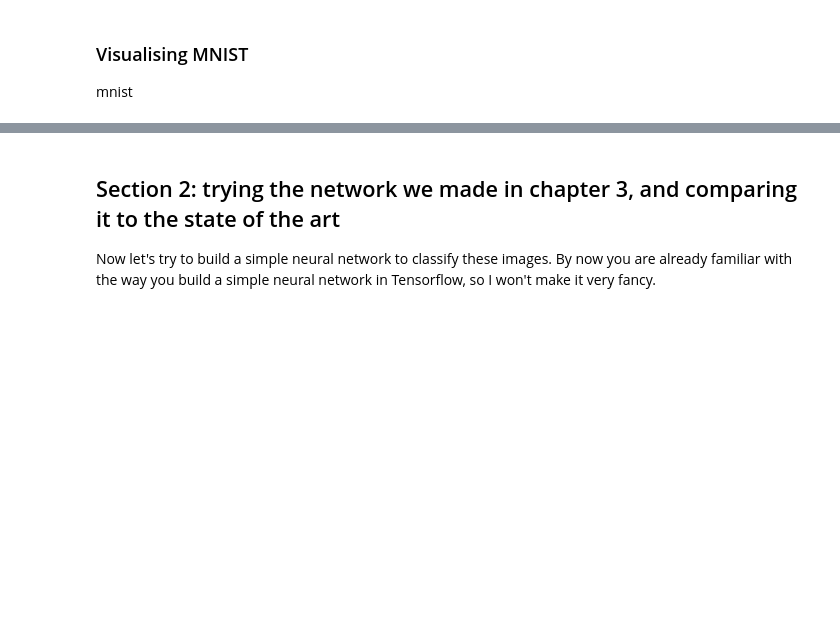
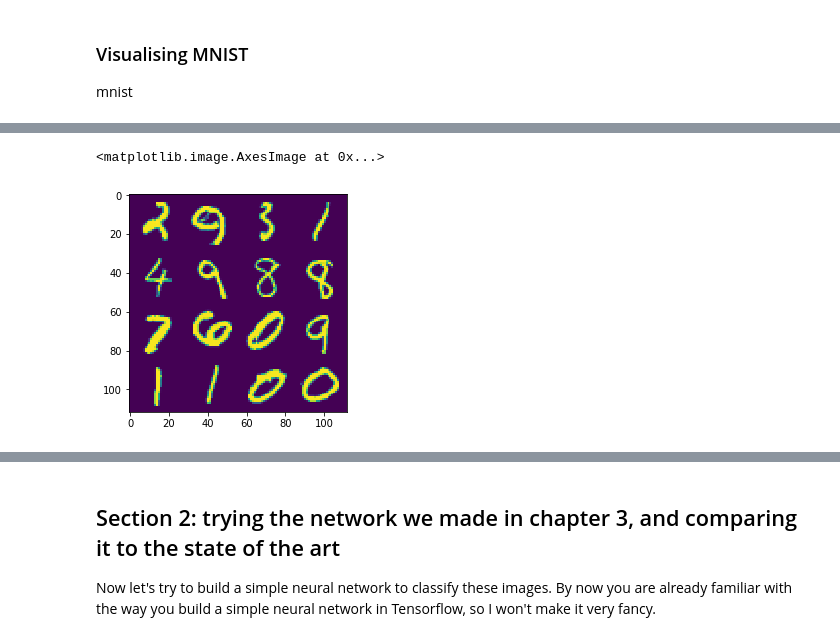
Before and after one commit to rmeertens/tensorflowcourse, a Jupyter notebook: product1/Section 4 your first multilayer neural network.ipynb, the cells around one changed output, grey strips where cells are left out. Drawn from its saved outputs; the diff is of its cells as text; code cells hidden in the pictures; blank space fills up the shorter version.

```diff
--- a/product1/Section 4 your first multilayer neural network.ipynb
+++ b/product1/Section 4 your first multilayer neural network.ipynb
@@ -41,3 +83,34 @@ for image, label in zip(images, labels):
+# %%
+def create_sprite_image(images):
+    """Returns a sprite image consisting of images passed as argument. Images should be count x width x height"""
+    if isinstance(images, list):
+        images = np.array(images)
+    img_h = images.shape[1]
+    img_w = images.shape[2]
+    n_plots = int(np.ceil(np.sqrt(images.shape[0])))
+
+
+    spriteimage = np.ones((img_h * n_plots ,img_w * n_plots ))
+
+    for i in range(n_plots):
+        for j in range(n_plots):
+            this_filter = i * n_plots + j
+            if this_filter < images.shape[0]:
+                this_img = images[this_filter]
+                spriteimage[i * img_h:(i + 1) * img_h,
+                  j * img_w:(j + 1) * img_w] = this_img
+
+    return spriteimage
+
+def vector_to_matrix_mnist(mnist_digits):
+    """Reshapes normal mnist digit (batch,28*28) to matrix (batch,28,28)"""
+    return np.reshape(mnist_digits,(-1,28,28))
+matrix = vector_to_matrix_mnist(mnist.train.next_batch(16)[0])
+spriteimage = create_sprite_image(matrix)
+plt.imshow(spriteimage)
+# %% [output]
+<matplotlib.image.AxesImage at 0x...>
+[figure, added]
 # %% [markdown]
 ### Nicer visualisations and difficult data
 http://www.pinchofintelligence.com/simple-introduction-to-tensorboard-embedding-visualisation/
```
Also changed, not shown: parts of 3 cells of this notebook, 4 other files.
